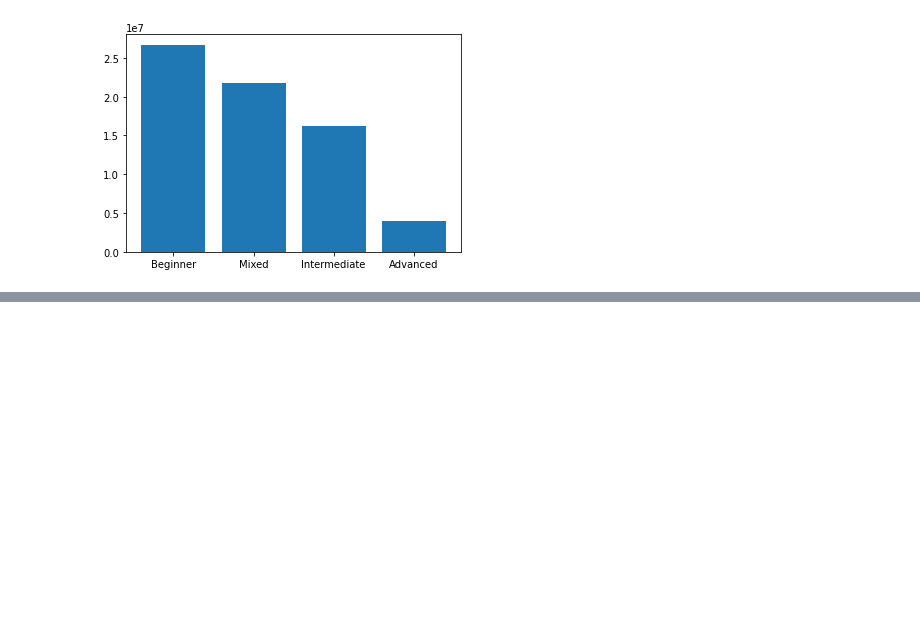
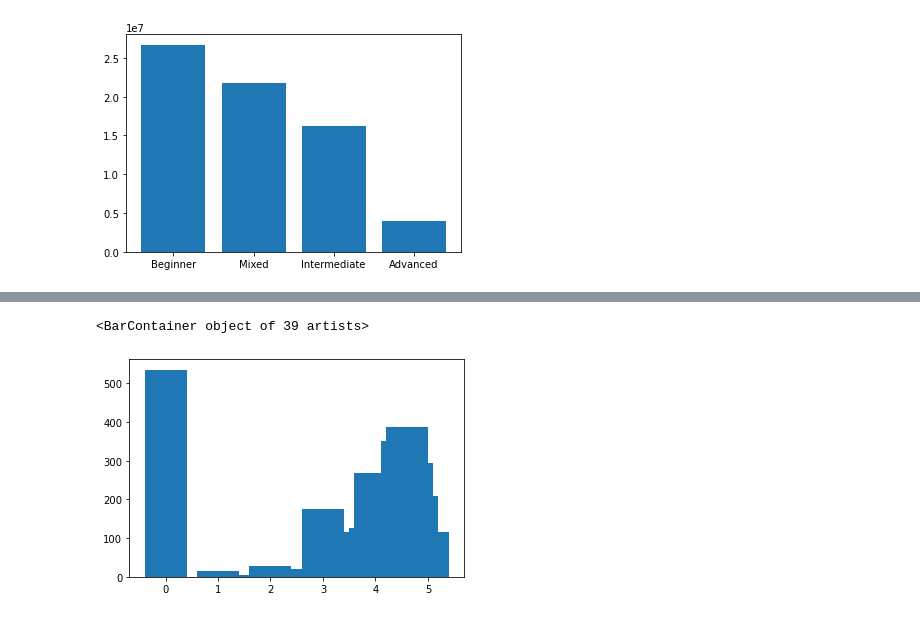
Before and after one commit to mcmanus-git/Online-Data-Science-Courses, a Jupyter notebook: EDA/Initial EDA.ipynb, the cells around one changed output, grey strips where cells are left out. Saved outputs shown, nothing was run; the diff lists cells and outputs as text; code cells hidden in the pictures; blank space fills up the shorter version.

```diff
--- a/EDA/Initial EDA.ipynb
+++ b/EDA/Initial EDA.ipynb
@@ -121,0 +171,6 @@ plt.bar(pie_data.index, pie_data['students_count']);
+# %%
+import matplotlib.pyplot as plt
+plt.bar(df.value_counts('rating').index, df.value_counts('rating'))
+# %% [output]
+<BarContainer object of 39 artists>
+[figure, added]
```
Also changed, not shown: parts of 4 cells of this notebook.
